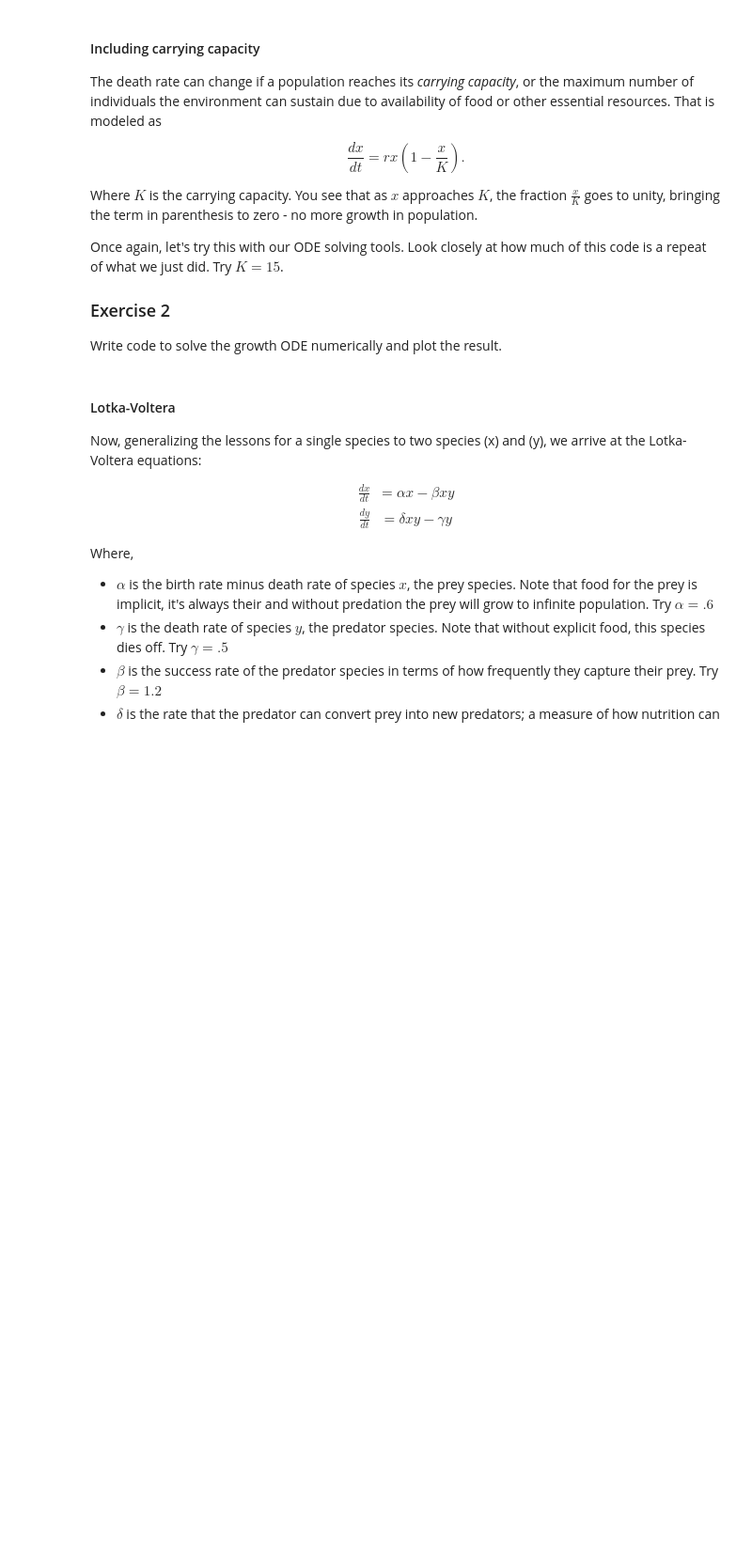
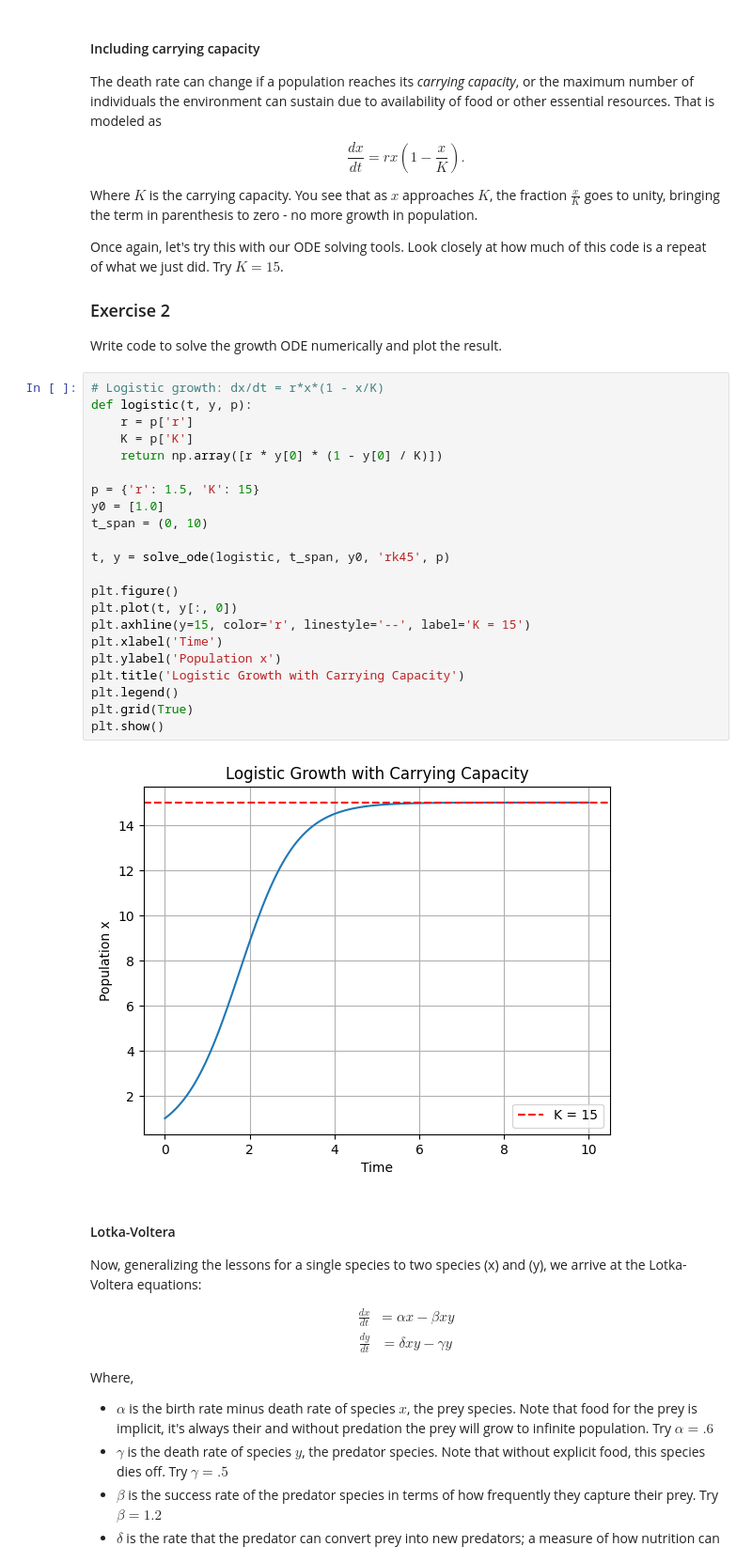
Before and after one commit to Leo-Petersen/ODEs-for-population-and-disease-modelling, a Jupyter notebook: Introduction to Population Modeling_2026Student.ipynb, the cells around one changed output. Shown at 94% size. Saved outputs shown, nothing was run; the diff lists cells and outputs as text; blank space fills up the shorter version.

```diff
--- a/Introduction to Population Modeling_2026Student.ipynb
+++ b/Introduction to Population Modeling_2026Student.ipynb
@@ -32,6 +73,30 @@ Once again, let's try this with our ODE solving tools. Look closely at how much
 
 ### Exercise 2
 Write code to solve the growth ODE numerically and plot the result.
+# %%
+# Logistic growth: dx/dt = r*x*(1 - x/K)
+def logistic(t, y, p):
+    r = p['r']
+    K = p['K']
+    return np.array([r * y[0] * (1 - y[0] / K)])
+
+p = {'r': 1.5, 'K': 15}
+y0 = [1.0]
+t_span = (0, 10)
+
+t, y = solve_ode(logistic, t_span, y0, 'rk45', p)
+
+plt.figure()
+plt.plot(t, y[:, 0])
+plt.axhline(y=15, color='r', linestyle='--', label='K = 15')
+plt.xlabel('Time')
+plt.ylabel('Population x')
+plt.title('Logistic Growth with Carrying Capacity')
+plt.legend()
+plt.grid(True)
+plt.show()
+# %% [output]
+[figure, added]
 # %% [markdown]
 #### Lotka-Voltera
 
```
Also changed, not shown: parts of 4 cells of this notebook, 1 other file.
